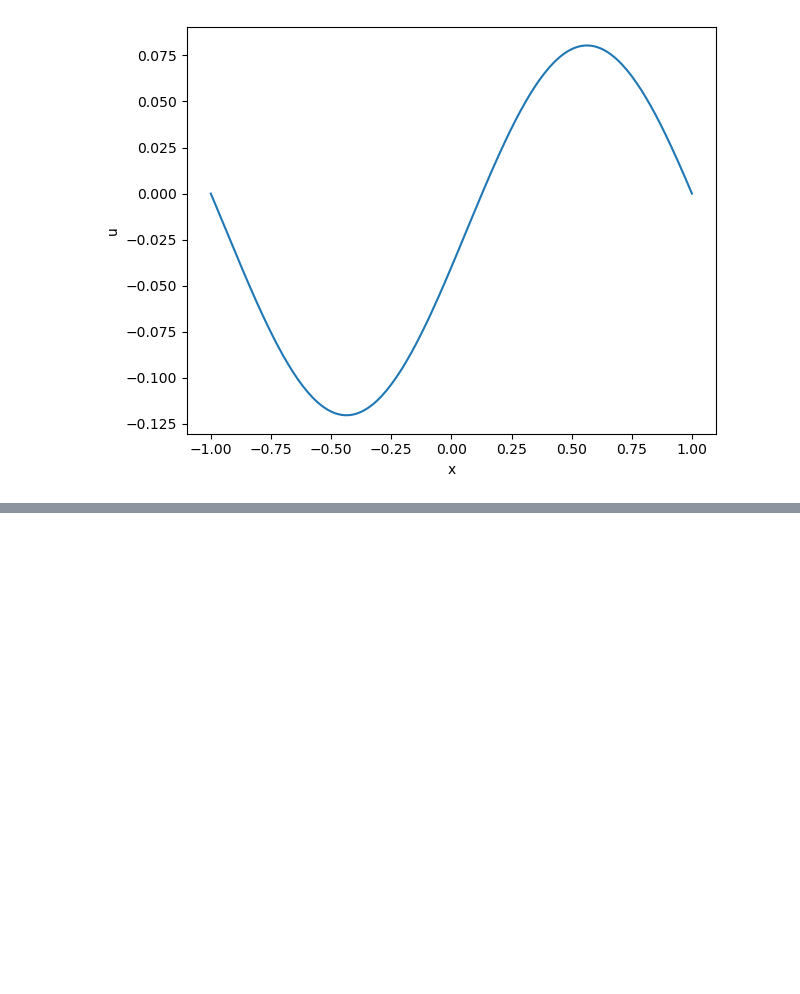
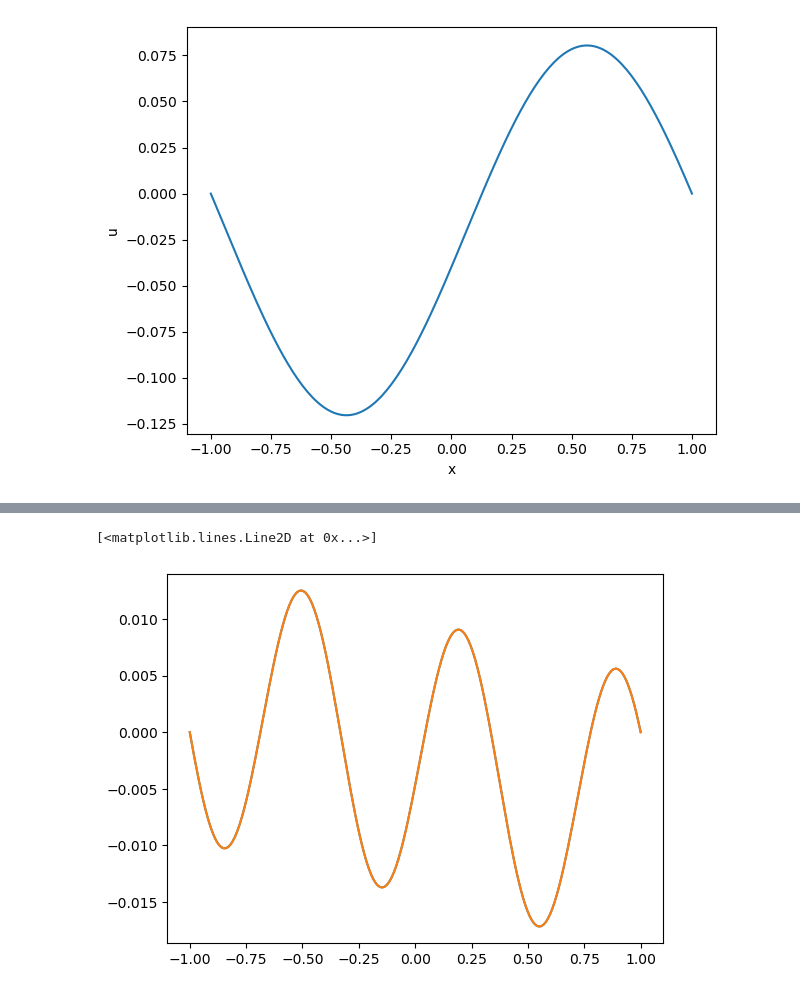
Before and after one commit to NiklasSchaaf/UQ_2023, a Jupyter notebook: homework_6/plotting_hw6.ipynb, the cells around one changed output, grey strips where cells are left out. Drawn from its saved outputs; the diff is of its cells as text; code cells hidden in the pictures; blank space fills up the shorter version.

```diff
--- a/homework_6/plotting_hw6.ipynb
+++ b/homework_6/plotting_hw6.ipynb
@@ -39,3 +41,11 @@ plt.savefig('error_convergence.png',dpi = 300)
+# %%
+x, sol = heateqn.heat_eq(9)
+_, realization = sc.approx_M(2, np.array([9]))
+plt.plot(x, sol)
+plt.plot(x, realization[0])
+# %% [output]
+[<matplotlib.lines.Line2D at 0x...>]
+[figure, added]
 # %%
 ### generate realizations of the approximation.
 M = 30
```
Also changed, not shown: parts of 6 cells of this notebook, 4 other files.
